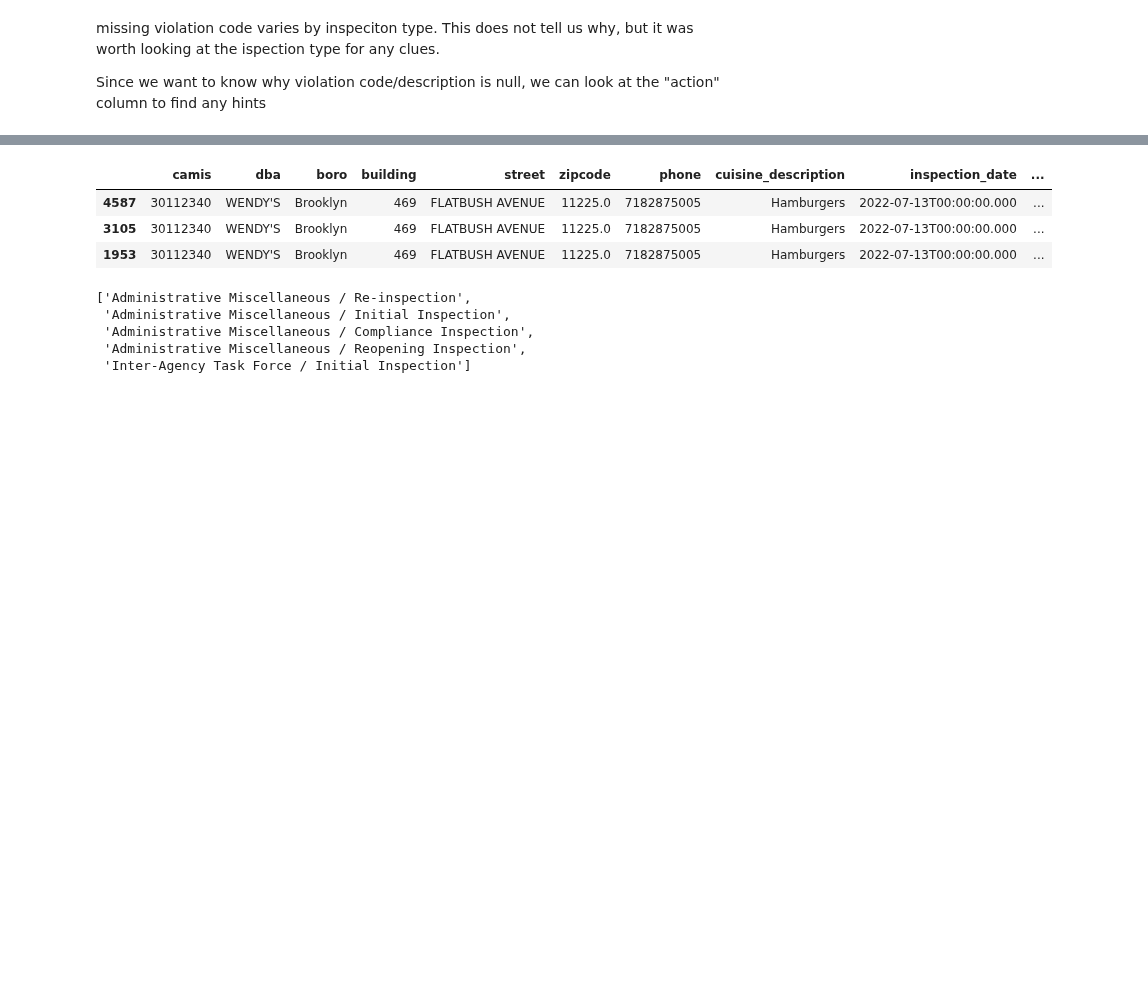
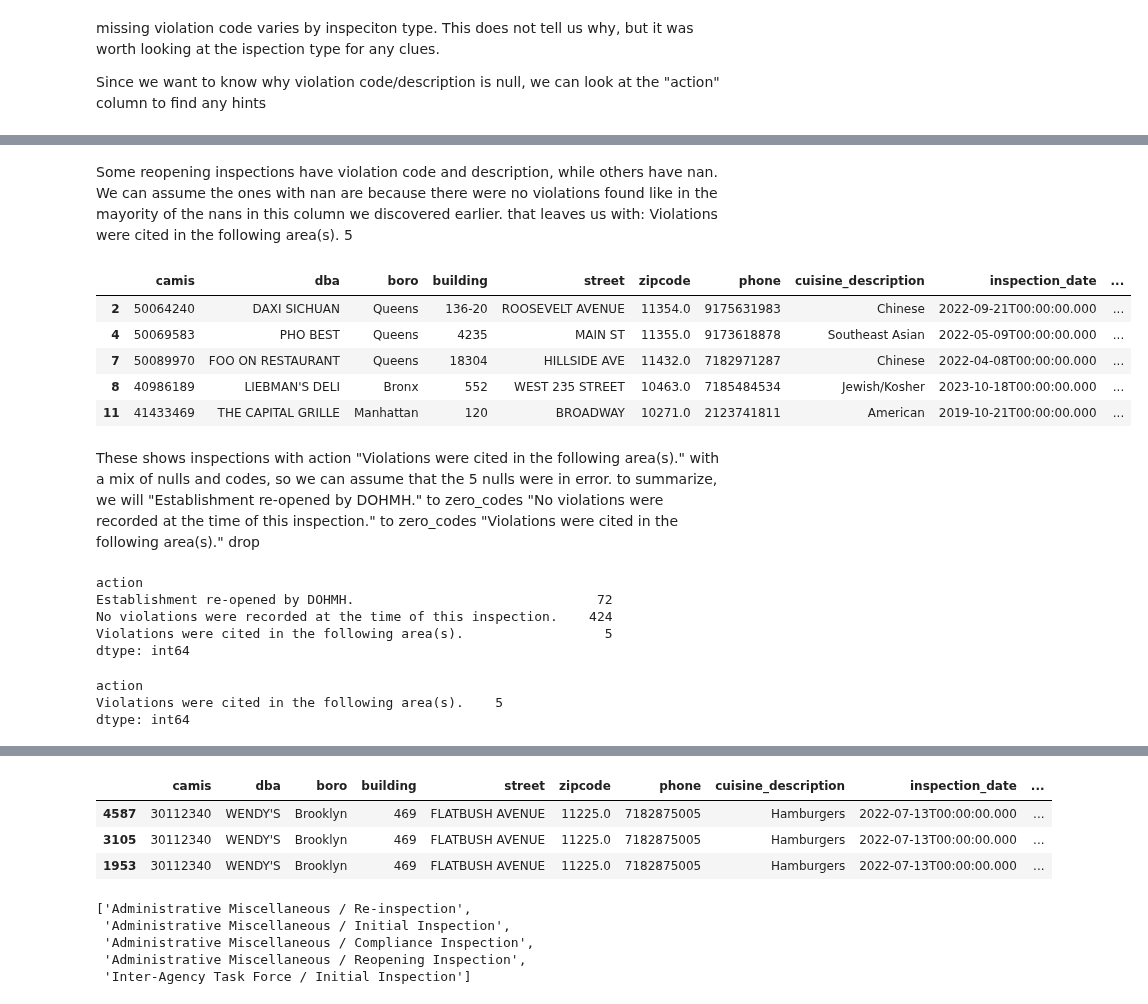
Before and after one commit to Somerville-2023/New-York-health-Inspection-Prediction, a Jupyter notebook: john-folder/api_gplaces/place_and_reviews/john_explore.ipynb, the cells around one changed output, grey strips where cells are left out. Drawn from its saved outputs; the diff is of its cells as text; code cells hidden in the pictures; blank space fills up the shorter version.

```diff
--- a/john-folder/api_gplaces/place_and_reviews/john_explore.ipynb
+++ b/john-folder/api_gplaces/place_and_reviews/john_explore.ipynb
@@ -238,0 +355,30 @@ null_violation_count.sum()
+# %% [markdown]
+Some reopening inspections have violation code and description, while others have nan. We can assume the ones with nan are because there were no violations found like in the mayority of the nans in this column we discovered earlier. that leaves us with:
+Violations were cited in the following area(s).  5
+# %%
+# Drop rows where 'inspection_type' starts with "Administrative"
+action_violationcited = inspection_df[inspection_df['action'].str.startswith("Violations were cited in the following area(s)")]
+action_violationcited.head()
+# %% [output]
+|  | camis | dba | boro | building | street | zipcode | phone | cuisine_description | inspection_date | ... |
+| 2 | 50064240 | DAXI SICHUAN | Queens | 136-20 | ROOSEVELT AVENUE | 11354.0 | 9175631983 | Chinese | 2022-09-21T00:00:00.000 | ... |
+| 4 | 50069583 | PHO BEST | Queens | 4235 | MAIN ST | 11355.0 | 9173618878 | Southeast Asian | 2022-05-09T00:00:00.000 | ... |
+| 7 | 50089970 | FOO ON RESTAURANT | Queens | 18304 | HILLSIDE AVE | 11432.0 | 7182971287 | Chinese | 2022-04-08T00:00:00.000 | ... |
+| 8 | 40986189 | LIEBMAN'S DELI | Bronx | 552 | WEST 235 STREET | 10463.0 | 7185484534 | Jewish/Kosher | 2023-10-18T00:00:00.000 | ... |
+| 11 | 41433469 | THE CAPITAL GRILLE | Manhattan | 120 | BROADWAY | 10271.0 | 2123741811 | American | 2019-10-21T00:00:00.000 | ... |
+# %% [markdown]
+These shows inspections with action "Violations were cited in the following area(s)." with a mix of nulls and codes, so we can assume that the 5 nulls were in error. to summarize, we will
+"Establishment re-opened by DOHMH." to zero_codes
+"No violations were recorded at the time of this inspection." to  zero_codes
+"Violations were cited in the following area(s)." drop
+# %%
+violation_code_null = inspection_df[inspection_df['violation_code'].isna()]
+# Group by 'inspection_type' and count null 'violation_code' entries
+null_violation_count = violation_code_null.groupby('action').apply(lambda x: x['violation_code'].isnull().sum())
+null_violation_count
+# %% [output]
+action
+Establishment re-opened by DOHMH.                               72
+No violations were recorded at the time of this inspection.    424
+Violations were cited in the following area(s).                  5
+dtype: int64
@@ -238,0 +391,9 @@ null_violation_count.sum()
+# %%
+violation_code_null = inspection_df[inspection_df['violation_code'].isna()]
+# Group by 'inspection_type' and count null 'violation_code' entries
+null_violation_count = violation_code_null.groupby('action').apply(lambda x: x['violation_code'].isnull().sum())
+null_violation_count
+# %% [output]
+action
+Violations were cited in the following area(s).    5
+dtype: int64
```
Also changed, not shown: parts of 50 cells of this notebook.
